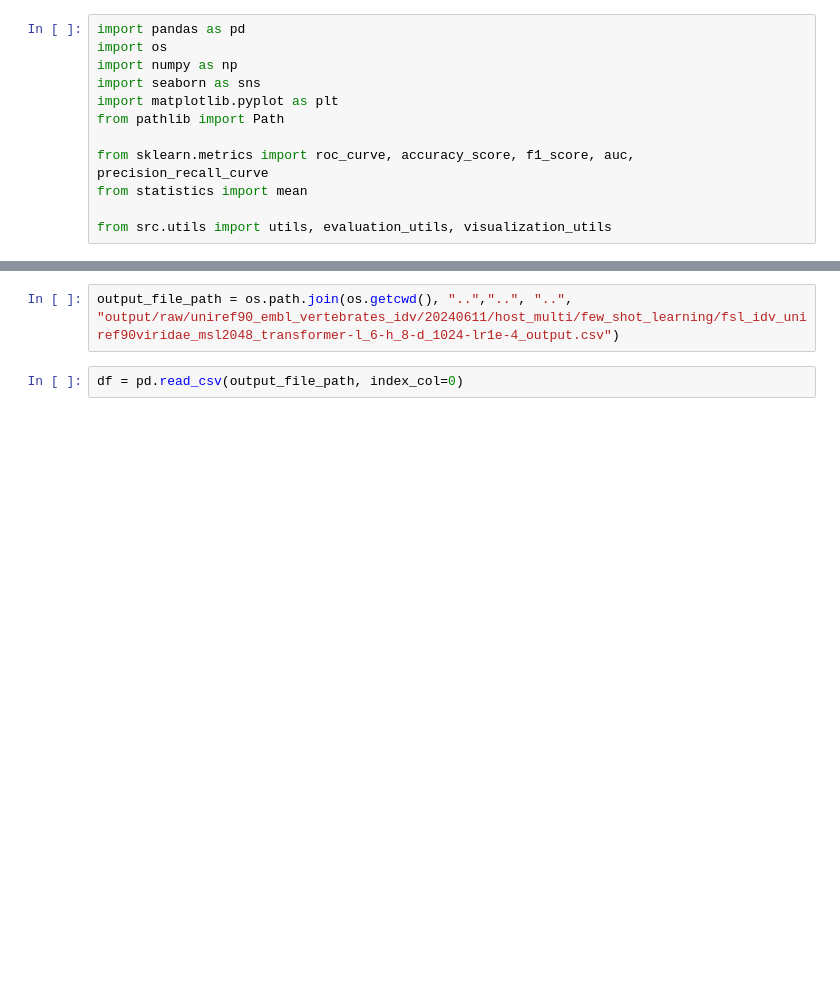
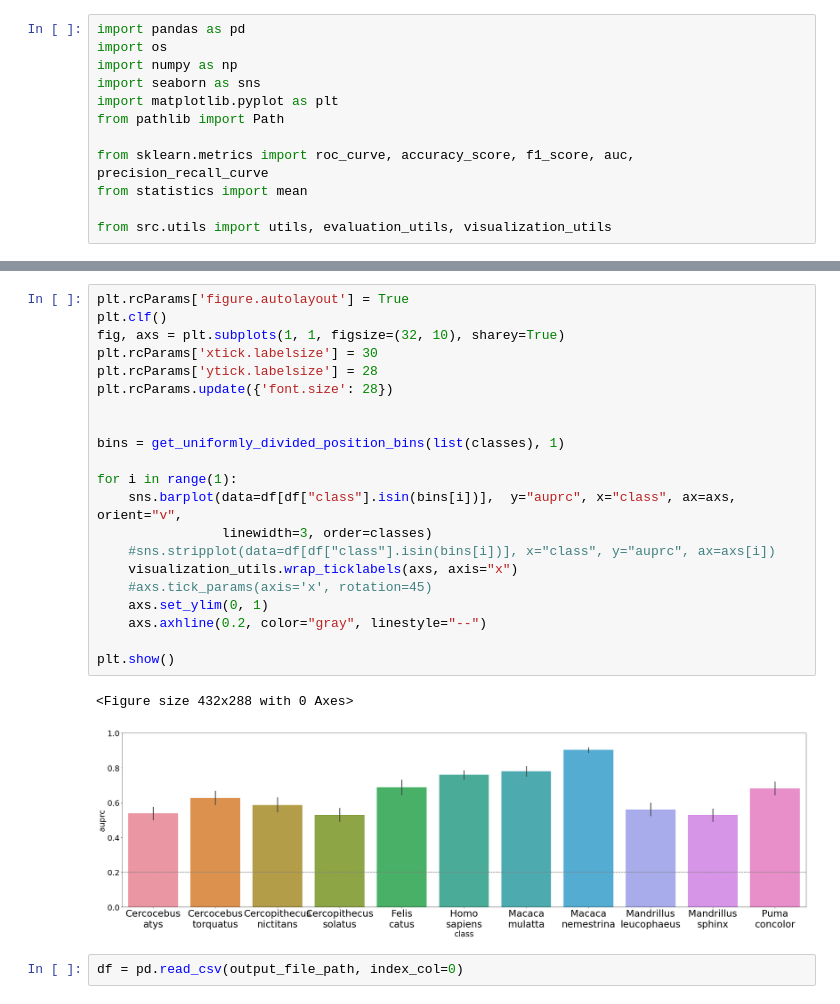
Before and after one commit to NSF-COMPASS-Center/HAVEN, a Jupyter notebook: src/jupyter_notebooks/few_shot_learning/Few Shot Learning - IDV - Novel Virus.ipynb, the cells around one changed output, grey strips where cells are left out. Drawn from its saved outputs; the diff is of its cells as text; blank space fills up the shorter version.

```diff
--- a/src/jupyter_notebooks/few_shot_learning/Few Shot Learning - IDV - Novel Virus.ipynb
+++ b/src/jupyter_notebooks/few_shot_learning/Few Shot Learning - IDV - Novel Virus.ipynb
@@ -81,5 +99,27 @@ visualization_utils.wrap_ticklabels(ax, axis="x")
-# %%
-output_file_path = os.path.join(os.getcwd(), "..","..", "..", "output/raw/uniref90_embl_vertebrates_idv/20240611/host_multi/few_shot_learning/fsl_idv_uniref90viridae_msl2048_transformer-l_6-h_8-d_1024-lr1e-4_output.csv")
+# %%
+plt.rcParams['figure.autolayout'] = True
+plt.clf()
+fig, axs = plt.subplots(1, 1, figsize=(32, 10), sharey=True)
+plt.rcParams['xtick.labelsize'] = 30
+plt.rcParams['ytick.labelsize'] = 28
+plt.rcParams.update({'font.size': 28})
+
+
+bins = get_uniformly_divided_position_bins(list(classes), 1)
+
+for i in range(1):
+    sns.barplot(data=df[df["class"].isin(bins[i])],  y="auprc", x="class", ax=axs, orient="v",
+                linewidth=3, order=classes)
+    #sns.stripplot(data=df[df["class"].isin(bins[i])], x="class", y="auprc", ax=axs[i])
+    visualization_utils.wrap_ticklabels(axs, axis="x")
+    #axs.tick_params(axis='x', rotation=45)
+    axs.set_ylim(0, 1)
+    axs.axhline(0.2, color="gray", linestyle="--")
+
+plt.show()
+# %% [output]
+<Figure size 432x288 with 0 Axes>
+[figure, added]
 # %%
 df = pd.read_csv(output_file_path, index_col=0)
 # %%
```
Also changed, not shown: parts of 6 cells of this notebook, 4 other files.
